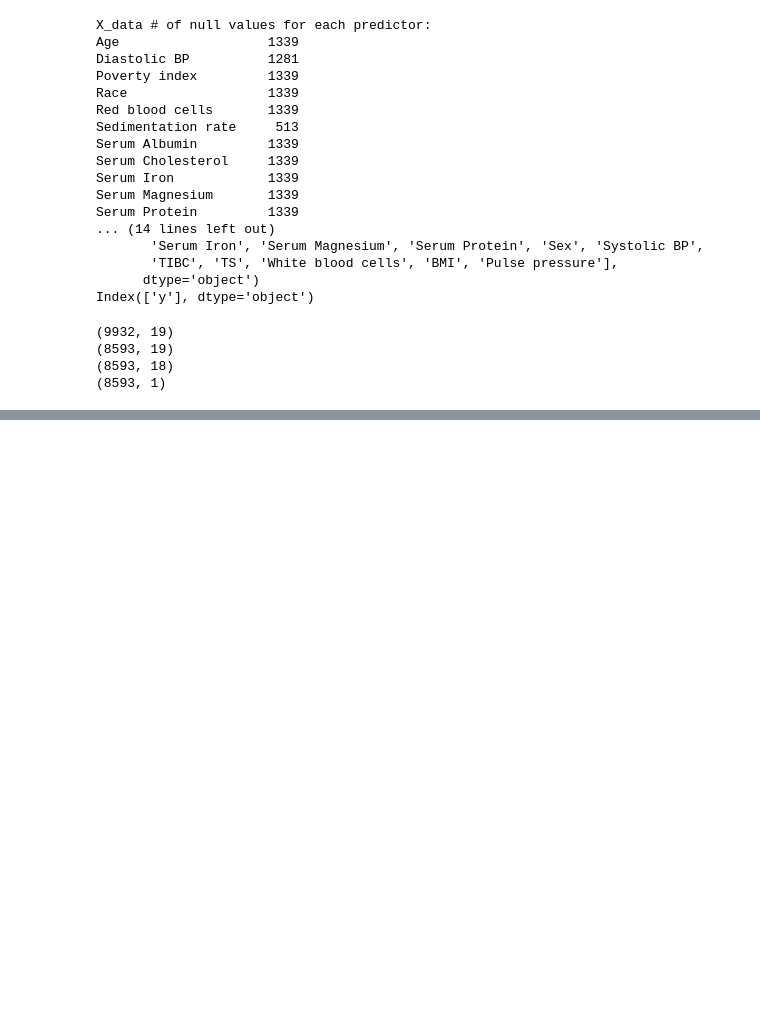
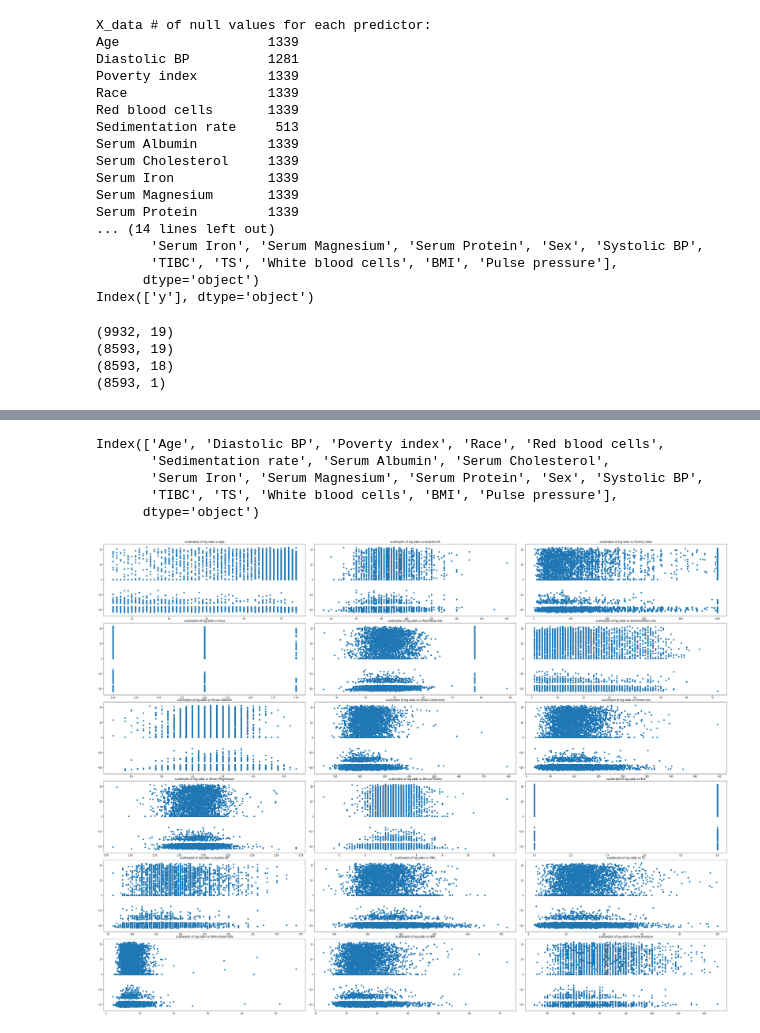
Before and after one commit to raychen2019/Mortality, a Jupyter notebook: imputation.ipynb, the cells around one changed output, grey strips where cells are left out. Saved outputs shown, nothing was run; the diff lists cells and outputs as text; code cells hidden in the pictures; blank space fills up the shorter version.

```diff
--- a/imputation.ipynb
+++ b/imputation.ipynb
@@ -125,0 +135,8 @@ NameError: name 'KNNImputer' is not defined
+# %%
+X_data_imputed.columns
+# %% [output]
+Index(['Age', 'Diastolic BP', 'Poverty index', 'Race', 'Red blood cells',
+       'Sedimentation rate', 'Serum Albumin', 'Serum Cholesterol',
+       'Serum Iron', 'Serum Magnesium', 'Serum Protein', 'Sex', 'Systolic BP',
+       'TIBC', 'TS', 'White blood cells', 'BMI', 'Pulse pressure'],
+      dtype='object')
@@ -125,0 +151,20 @@ NameError: name 'KNNImputer' is not defined
+# %%
+# scatterplots not imputed
+
+fig, axs = plt.subplots(6, 3, figsize=(40,30))
+combined_dropped = pd.concat([X_data_dropped, y_data_dropped], axis = 1)
+fig.tight_layout()
+
+for i, col in enumerate(X_data_dropped.columns):
+    col = X_data_dropped.columns[i]
+    axs[i//3, i % 3].scatter(X_data_dropped[col], y_data_dropped)
+    axs[i//3, i % 3].set_label(col)
+    axs[i//3, i % 3].set_label("log odds")
+    axs[i//3, i % 3].set_title("scatterplot of log odds vs " + col)
+    # sns.regplot(x=X_data_imputed[col], y=y_data, ax = axs[i])
+
+plt.show()
+plt.clf()
+plt.close()
+# %% [output]
+[figure, added]
```
Also changed, not shown: parts of 8 cells of this notebook, 1 other file.
